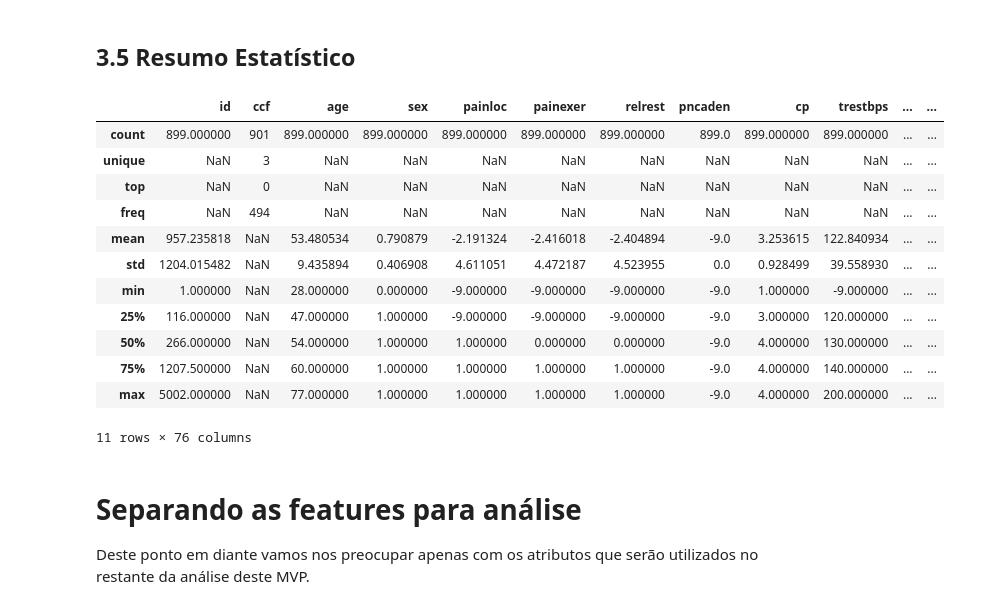
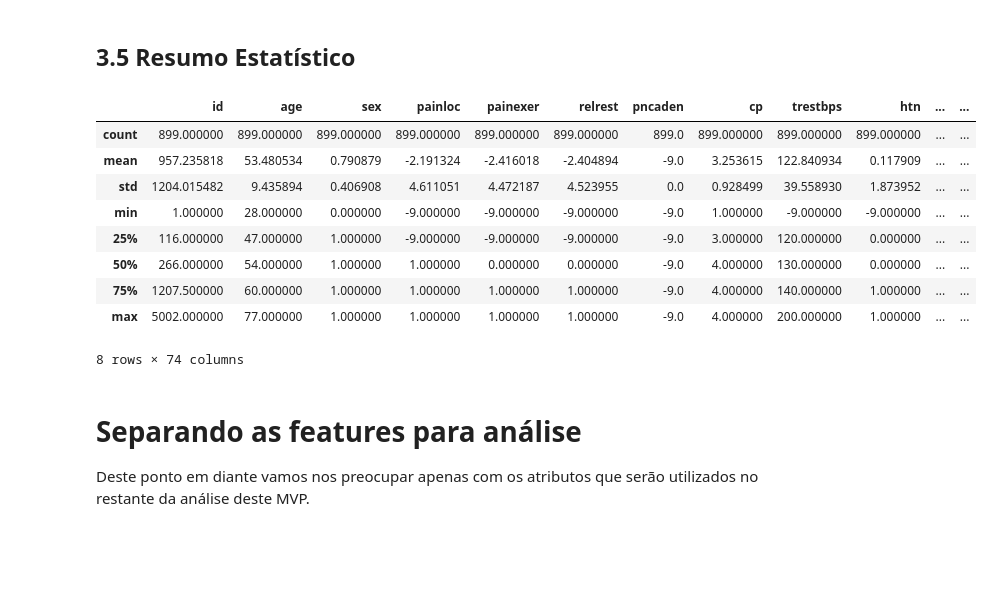
Before and after one commit to chicofreitas/puc-rio-mvp-heart-disease, a Jupyter notebook: colab/heart_diseases.ipynb, the cells around one changed output. Saved outputs shown, nothing was run; the diff lists cells and outputs as text; code cells hidden in the pictures; blank space fills up the shorter version.

```diff
--- a/colab/heart_diseases.ipynb
+++ b/colab/heart_diseases.ipynb
@@ -364,21 +365,18 @@ Da mesma forma que foi observado com a utilização de *df.info()* vemos aqui, d
 # %% [markdown]
 ## 3.5 Resumo Estatístico
 # %%
-df.describe(include = 'all')
+df.describe()
 # %% [output]
-|  | id | ccf | age | sex | painloc | painexer | relrest | pncaden | cp | trestbps | ... | ... |
-| count | 899.000000 | 901 | 899.000000 | 899.000000 | 899.000000 | 899.000000 | 899.000000 | 899.0 | 899.000000 | 899.000000 | ... | ... |
-| unique | NaN | 3 | NaN | NaN | NaN | NaN | NaN | NaN | NaN | NaN | ... | ... |
-| top | NaN | 0 | NaN | NaN | NaN | NaN | NaN | NaN | NaN | NaN | ... | ... |
-| freq | NaN | 494 | NaN | NaN | NaN | NaN | NaN | NaN | NaN | NaN | ... | ... |
-| mean | 957.235818 | NaN | 53.480534 | 0.790879 | -2.191324 | -2.416018 | -2.404894 | -9.0 | 3.253615 | 122.840934 | ... | ... |
-| std | 1204.015482 | NaN | 9.435894 | 0.406908 | 4.611051 | 4.472187 | 4.523955 | 0.0 | 0.928499 | 39.558930 | ... | ... |
-| min | 1.000000 | NaN | 28.000000 | 0.000000 | -9.000000 | -9.000000 | -9.000000 | -9.0 | 1.000000 | -9.000000 | ... | ... |
-| 25% | 116.000000 | NaN | 47.000000 | 1.000000 | -9.000000 | -9.000000 | -9.000000 | -9.0 | 3.000000 | 120.000000 | ... | ... |
-| 50% | 266.000000 | NaN | 54.000000 | 1.000000 | 1.000000 | 0.000000 | 0.000000 | -9.0 | 4.000000 | 130.000000 | ... | ... |
-| 75% | 1207.500000 | NaN | 60.000000 | 1.000000 | 1.000000 | 1.000000 | 1.000000 | -9.0 | 4.000000 | 140.000000 | ... | ... |
-| max | 5002.000000 | NaN | 77.000000 | 1.000000 | 1.000000 | 1.000000 | 1.000000 | -9.0 | 4.000000 | 200.000000 | ... | ... |
+|  | id | age | sex | painloc | painexer | relrest | pncaden | cp | trestbps | htn | ... | ... |
+| count | 899.000000 | 899.000000 | 899.000000 | 899.000000 | 899.000000 | 899.000000 | 899.0 | 899.000000 | 899.000000 | 899.000000 | ... | ... |
+| mean | 957.235818 | 53.480534 | 0.790879 | -2.191324 | -2.416018 | -2.404894 | -9.0 | 3.253615 | 122.840934 | 0.117909 | ... | ... |
+| std | 1204.015482 | 9.435894 | 0.406908 | 4.611051 | 4.472187 | 4.523955 | 0.0 | 0.928499 | 39.558930 | 1.873952 | ... | ... |
+| min | 1.000000 | 28.000000 | 0.000000 | -9.000000 | -9.000000 | -9.000000 | -9.0 | 1.000000 | -9.000000 | -9.000000 | ... | ... |
+| 25% | 116.000000 | 47.000000 | 1.000000 | -9.000000 | -9.000000 | -9.000000 | -9.0 | 3.000000 | 120.000000 | 0.000000 | ... | ... |
+| 50% | 266.000000 | 54.000000 | 1.000000 | 1.000000 | 0.000000 | 0.000000 | -9.0 | 4.000000 | 130.000000 | 0.000000 | ... | ... |
+| 75% | 1207.500000 | 60.000000 | 1.000000 | 1.000000 | 1.000000 | 1.000000 | -9.0 | 4.000000 | 140.000000 | 1.000000 | ... | ... |
+| max | 5002.000000 | 77.000000 | 1.000000 | 1.000000 | 1.000000 | 1.000000 | -9.0 | 4.000000 | 200.000000 | 1.000000 | ... | ... |
-11 rows × 76 columns
+8 rows × 74 columns
 # %% [markdown]
 # Separando as features para análise
 
```
Also changed, not shown: parts of 19 cells of this notebook.
